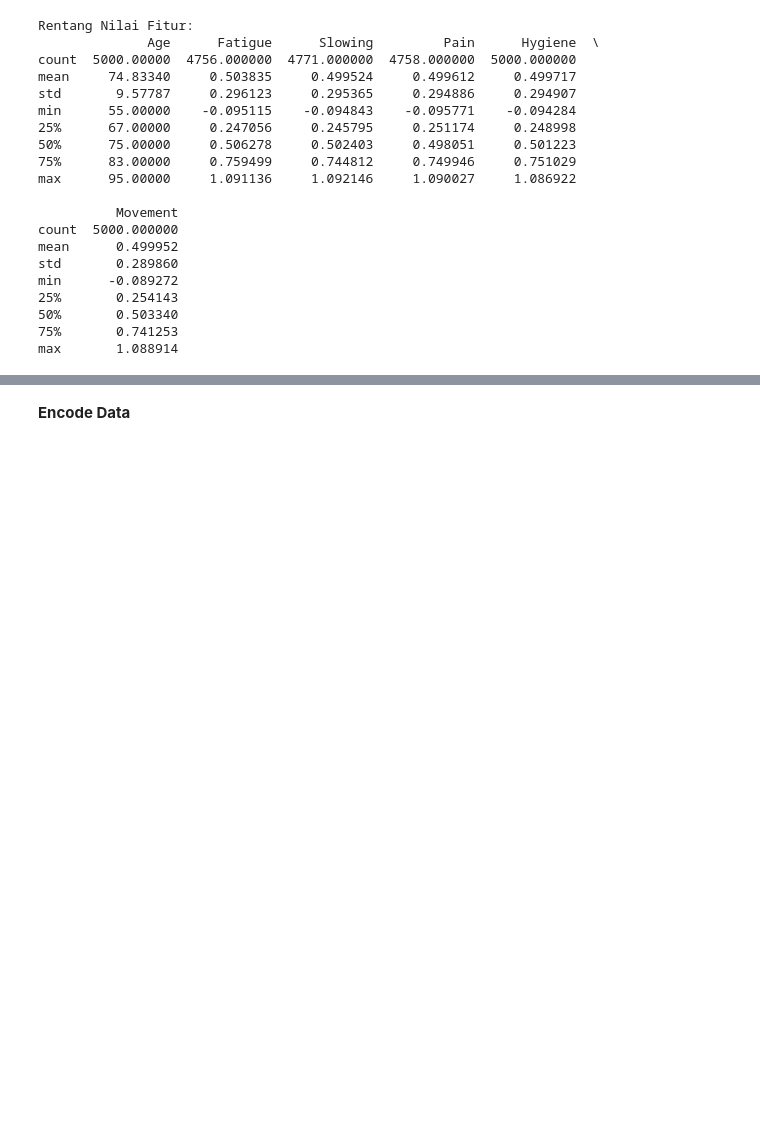
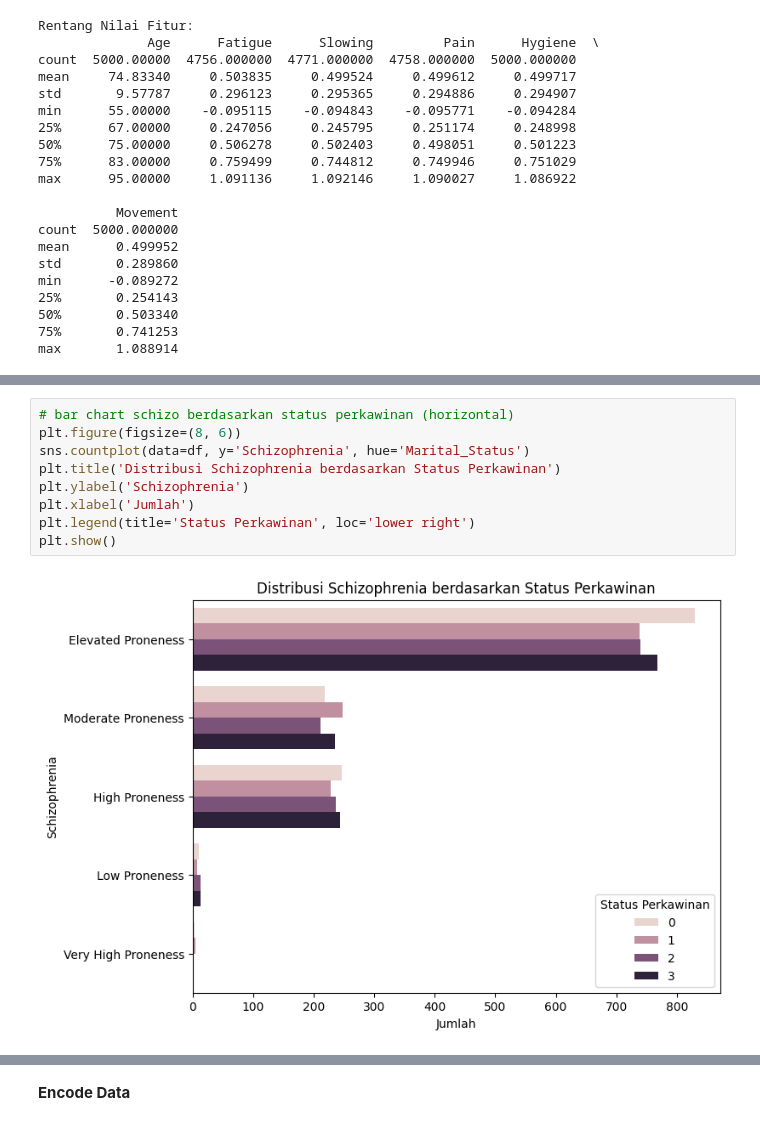
Before and after one commit to Fakhrezy/descData_ML, a Jupyter notebook: symptonsDesc.ipynb, the cells around one changed output, grey strips where cells are left out. Saved outputs shown, nothing was run; the diff lists cells and outputs as text; blank space fills up the shorter version.

```diff
--- a/symptonsDesc.ipynb
+++ b/symptonsDesc.ipynb
@@ -132,0 +174,11 @@ max       1.088914
+# %%
+# bar chart schizo berdasarkan status perkawinan (horizontal)
+plt.figure(figsize=(8, 6))
+sns.countplot(data=df, y='Schizophrenia', hue='Marital_Status')
+plt.title('Distribusi Schizophrenia berdasarkan Status Perkawinan')
+plt.ylabel('Schizophrenia')
+plt.xlabel('Jumlah')
+plt.legend(title='Status Perkawinan', loc='lower right')
+plt.show()
+# %% [output]
+[figure, added]
```
Also changed, not shown: parts of 7 cells of this notebook.
